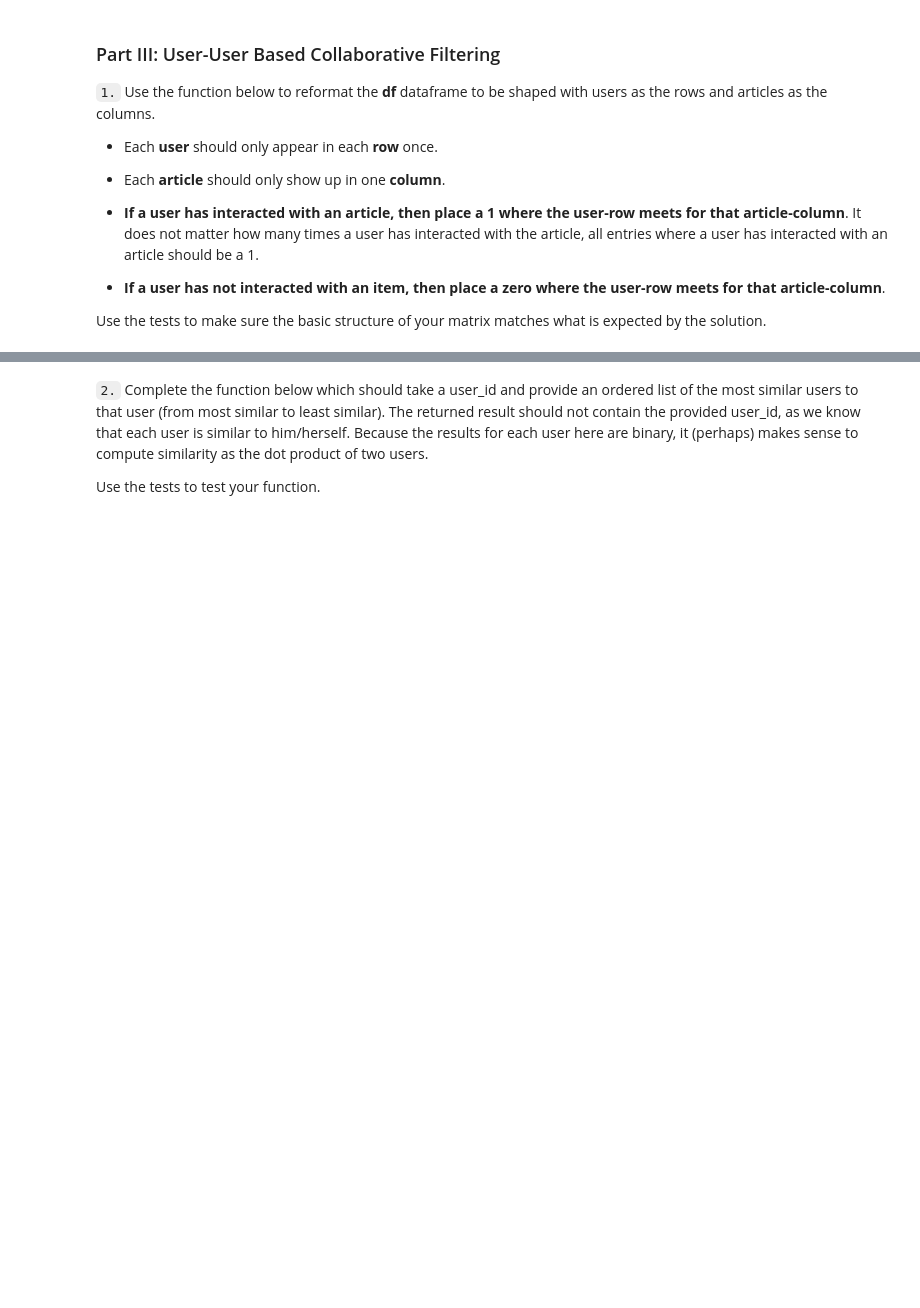
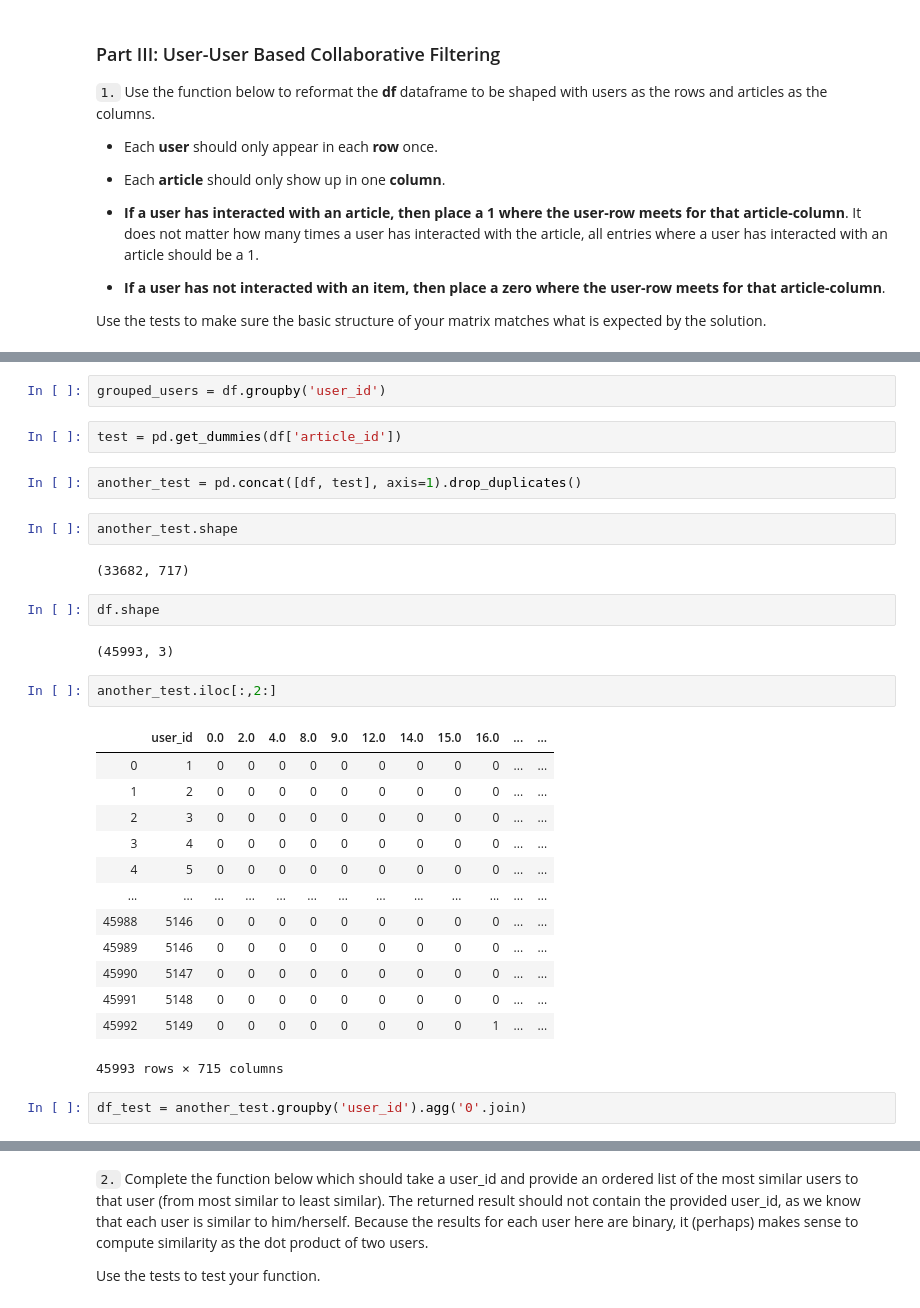
Before and after one commit to ebrunette/UdacityDataScienceNanoDegree, a Jupyter notebook: RecomendationEngine/Recommendations_with_IBM.ipynb, the cells around one changed output, grey strips where cells are left out. Cells and saved outputs as stored; diff of their text form; blank space fills up the shorter version.

```diff
--- a/RecomendationEngine/Recommendations_with_IBM.ipynb
+++ b/RecomendationEngine/Recommendations_with_IBM.ipynb
@@ -295,0 +310,32 @@ Use the tests to make sure the basic structure of your matrix matches what is ex
+# %%
+grouped_users = df.groupby('user_id')
+# %%
+test = pd.get_dummies(df['article_id'])
+# %%
+another_test = pd.concat([df, test], axis=1).drop_duplicates()
+# %%
+another_test.shape
+# %% [output]
+(33682, 717)
+# %%
+df.shape
+# %% [output]
+(45993, 3)
+# %%
+another_test.iloc[:,2:]
+# %% [output]
+|  | user_id | 0.0 | 2.0 | 4.0 | 8.0 | 9.0 | 12.0 | 14.0 | 15.0 | 16.0 | ... | ... |
+| 0 | 1 | 0 | 0 | 0 | 0 | 0 | 0 | 0 | 0 | 0 | ... | ... |
+| 1 | 2 | 0 | 0 | 0 | 0 | 0 | 0 | 0 | 0 | 0 | ... | ... |
+| 2 | 3 | 0 | 0 | 0 | 0 | 0 | 0 | 0 | 0 | 0 | ... | ... |
+| 3 | 4 | 0 | 0 | 0 | 0 | 0 | 0 | 0 | 0 | 0 | ... | ... |
+| 4 | 5 | 0 | 0 | 0 | 0 | 0 | 0 | 0 | 0 | 0 | ... | ... |
+| ... | ... | ... | ... | ... | ... | ... | ... | ... | ... | ... | ... | ... |
+| 45988 | 5146 | 0 | 0 | 0 | 0 | 0 | 0 | 0 | 0 | 0 | ... | ... |
+| 45989 | 5146 | 0 | 0 | 0 | 0 | 0 | 0 | 0 | 0 | 0 | ... | ... |
+| 45990 | 5147 | 0 | 0 | 0 | 0 | 0 | 0 | 0 | 0 | 0 | ... | ... |
+| 45991 | 5148 | 0 | 0 | 0 | 0 | 0 | 0 | 0 | 0 | 0 | ... | ... |
+| 45992 | 5149 | 0 | 0 | 0 | 0 | 0 | 0 | 0 | 0 | 1 | ... | ... |
+45993 rows × 715 columns
+# %%
+df_test = another_test.groupby('user_id').agg('0'.join)
```
Also changed, not shown: parts of 7 cells of this notebook.
